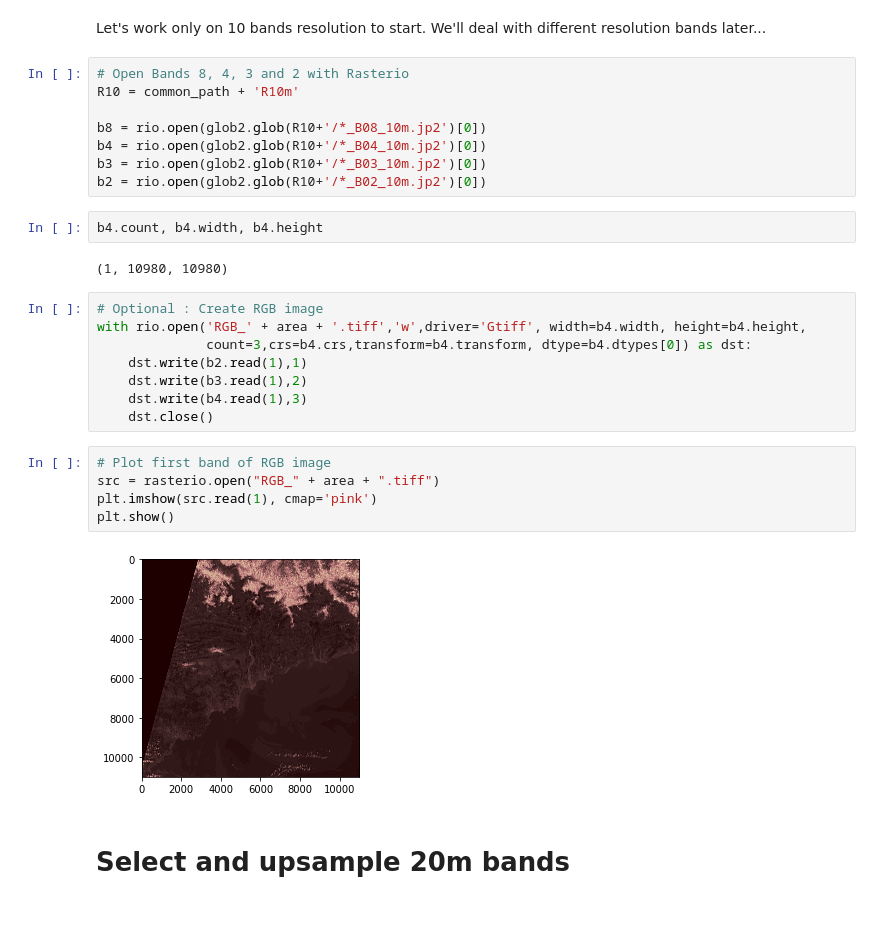
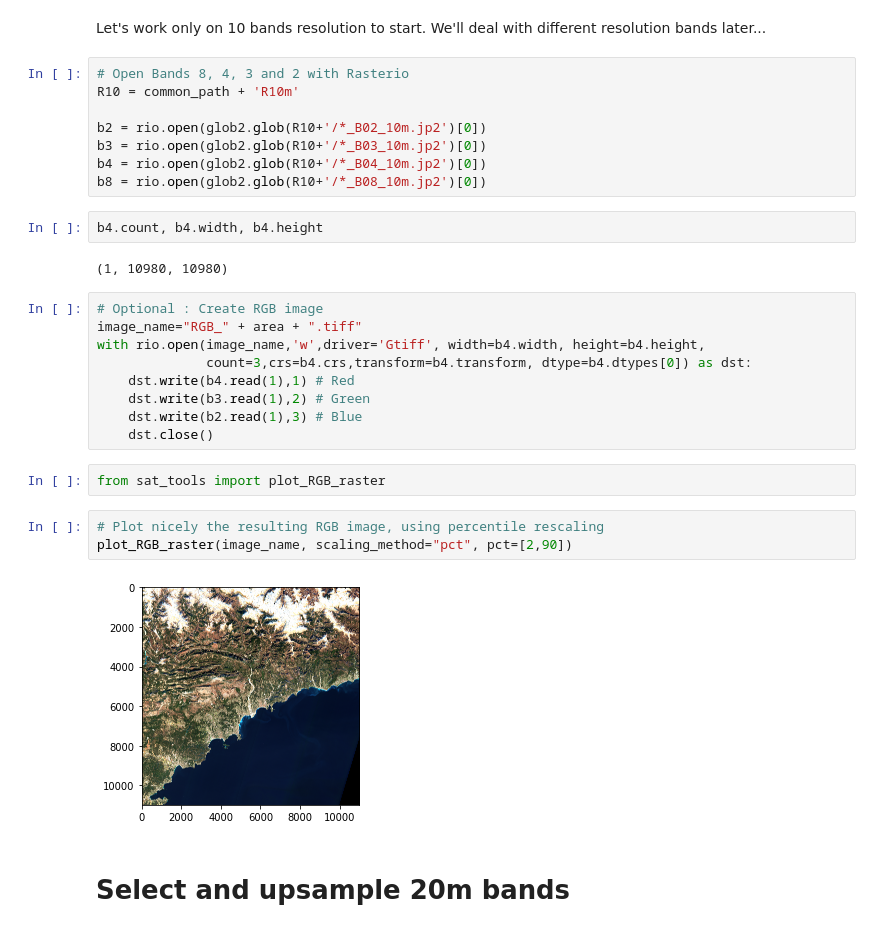
Before and after one commit to carolinestehle/how-green-is, a Jupyter notebook: notebooks/Create_shapefile_and_tiff_from_geo_coord.ipynb, the cells around one changed output. Saved outputs shown, nothing was run; the diff lists cells and outputs as text.

Commit message:
added function plot_RGB_raster and various cleaning

```diff
--- a/notebooks/Create_shapefile_and_tiff_from_geo_coord.ipynb
+++ b/notebooks/Create_shapefile_and_tiff_from_geo_coord.ipynb
@@ -304,29 +344,30 @@ We'll deal with different resolution bands later...
 # Open Bands 8, 4, 3 and 2 with Rasterio
 R10 = common_path + 'R10m'
 
+b2 = rio.open(glob2.glob(R10+'/*_B02_10m.jp2')[0])
+b3 = rio.open(glob2.glob(R10+'/*_B03_10m.jp2')[0])
+b4 = rio.open(glob2.glob(R10+'/*_B04_10m.jp2')[0])
 b8 = rio.open(glob2.glob(R10+'/*_B08_10m.jp2')[0])
-b4 = rio.open(glob2.glob(R10+'/*_B04_10m.jp2')[0])
-b3 = rio.open(glob2.glob(R10+'/*_B03_10m.jp2')[0])
-b2 = rio.open(glob2.glob(R10+'/*_B02_10m.jp2')[0])
 # %%
 b4.count, b4.width, b4.height
 # %% [output]
 (1, 10980, 10980)
 # %%
 # Optional : Create RGB image
-with rio.open('RGB_' + area + '.tiff','w',driver='Gtiff', width=b4.width, height=b4.height,
+image_name="RGB_" + area + ".tiff"
+with rio.open(image_name,'w',driver='Gtiff', width=b4.width, height=b4.height,
               count=3,crs=b4.crs,transform=b4.transform, dtype=b4.dtypes[0]) as dst:
-    dst.write(b2.read(1),1)
-    dst.write(b3.read(1),2)
-    dst.write(b4.read(1),3)
+    dst.write(b4.read(1),1) # Red
+    dst.write(b3.read(1),2) # Green
+    dst.write(b2.read(1),3) # Blue
     dst.close()
-# %%
-# Plot first band of RGB image
-src = rasterio.open("RGB_" + area + ".tiff")
-plt.imshow(src.read(1), cmap='pink')
-plt.show()
-# %% [output]
-[figure, removed]
+# %%
+from sat_tools import plot_RGB_raster
+# %%
+# Plot nicely the resulting RGB image, using percentile rescaling
+plot_RGB_raster(image_name, scaling_method="pct", pct=[2,90])
+# %% [output]
+[figure, added]
 # %% [markdown]
 # Select and upsample 20m bands
 # %%
```
Also changed, not shown: parts of 27 cells of this notebook, 1 other file.
